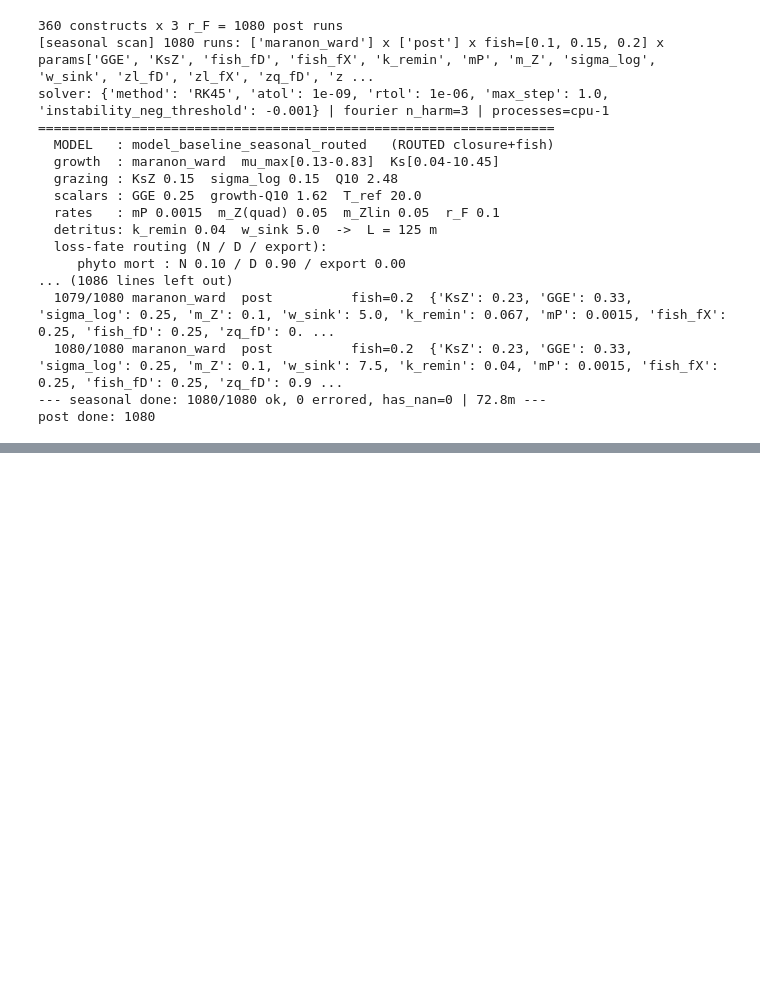
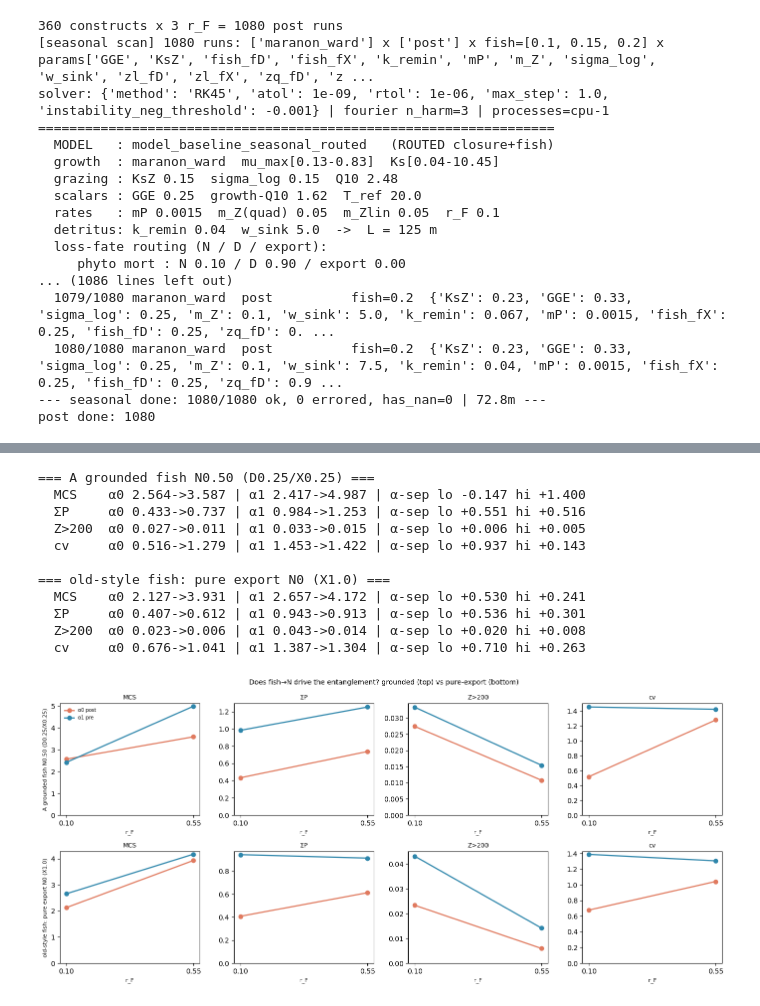
Before and after one commit to ben1post/SSMCariaco, a Jupyter notebook: parameter_scan/FINAL/NewLargerScan_02.ipynb, the cells around one changed output, grey strips where cells are left out. Saved outputs shown, nothing was run; the diff lists cells and outputs as text; code cells hidden in the pictures; blank space fills up the shorter version.

```diff
--- a/parameter_scan/FINAL/NewLargerScan_02.ipynb
+++ b/parameter_scan/FINAL/NewLargerScan_02.ipynb
@@ -190,0 +518,37 @@ AttributeError: 'Flags' object has no attribute 'sum'
+# %%
+import numpy as np, matplotlib.pyplot as plt, seasonal_scan_harness as ssh
+FISH={'A grounded fish N0.50 (D0.25/X0.25)':{'frac_D':0.25,'frac_export':0.25},
+      'old-style fish: pure export N0 (X1.0)':{'frac_D':0.0,'frac_export':1.0}}
+BASE={'GrazingRouter':{'gge':0.25},'DetritusSink':{'w_sink':5.0},'DetritusRemin':{'k_remin':0.067},
+      'ZooQuadMortality':{'frac_D':0.90,'frac_export':0.0},'ZooLinMortality':{'frac_D':0.90,'frac_export':0.0}}
+GRZ={'KsZ':0.15,'sigma_log':0.20}; CRN={'post':(0.0,0.10),'BUonly':(1.0,0.10),'TDonly':(0.0,0.55),'pre':(1.0,0.55)}
+def corners(fr):
+    ivo=dict(BASE); ivo['FishGrazing']=fr
+    return {t:ssh.run_one(spec,sinus(a),fish_rate=rf,years=60,spinup=15,mP=0.0015,m_Z=0.10,
+            grazing=GRZ,iv_overrides=ivo,n_harmonics=3,routed=True) for t,(a,rf) in CRN.items()}
+RES={n:corners(fr) for n,fr in FISH.items()}
+M=[('mcs_med','MCS'),('sumP','ΣP'),('Z200_med','Z>200'),('cv_sumP','cv')]; CP,CR='#E07A5F','#2E86AB'; RF=[0.10,0.55]
+fig,ax=plt.subplots(2,4,figsize=(14,6.4))
+for ri,(name,o) in enumerate(RES.items()):
+    print(f"\n=== {name} ===")
+    for ci,(k,lab) in enumerate(M):
+        a0=[o['post'][k],o['TDonly'][k]]; a1=[o['BUonly'][k],o['pre'][k]]
+        ax[ri,ci].plot(RF,a0,'-o',color=CP,lw=1.8,label='α0 post'); ax[ri,ci].plot(RF,a1,'-o',color=CR,lw=1.8,label='α1 pre')
+        ax[ri,ci].set_xticks(RF); ax[ri,ci].set_xlabel('r_F',fontsize=8); ax[ri,ci].set_ylim(bottom=0); ax[ri,ci].set_title(lab,fontsize=9)
+        print(f"  {lab:6s} α0 {a0[0]:.3f}->{a0[1]:.3f} | α1 {a1[0]:.3f}->{a1[1]:.3f} | α-sep lo {a1[0]-a0[0]:+.3f} hi {a1[1]-a0[1]:+.3f}")
+    ax[ri,0].set_ylabel(name,fontsize=8)
+ax[0,0].legend(fontsize=7,frameon=False)
+fig.suptitle('Does fish→N drive the entanglement? grounded (top) vs pure-export (bottom)',fontsize=10); fig.tight_layout(); plt.show()
+# %% [output]
+=== A grounded fish N0.50 (D0.25/X0.25) ===
+  MCS    α0 2.564->3.587 | α1 2.417->4.987 | α-sep lo -0.147 hi +1.400
+  ΣP     α0 0.433->0.737 | α1 0.984->1.253 | α-sep lo +0.551 hi +0.516
+  Z>200  α0 0.027->0.011 | α1 0.033->0.015 | α-sep lo +0.006 hi +0.005
+  cv     α0 0.516->1.279 | α1 1.453->1.422 | α-sep lo +0.937 hi +0.143
+
+=== old-style fish: pure export N0 (X1.0) ===
+  MCS    α0 2.127->3.931 | α1 2.657->4.172 | α-sep lo +0.530 hi +0.241
+  ΣP     α0 0.407->0.612 | α1 0.943->0.913 | α-sep lo +0.536 hi +0.301
+  Z>200  α0 0.023->0.006 | α1 0.043->0.014 | α-sep lo +0.020 hi +0.008
+  cv     α0 0.676->1.041 | α1 1.387->1.304 | α-sep lo +0.710 hi +0.263
+[figure, added]
```
Also changed, not shown: parts of 11 cells of this notebook, 1 other file.
